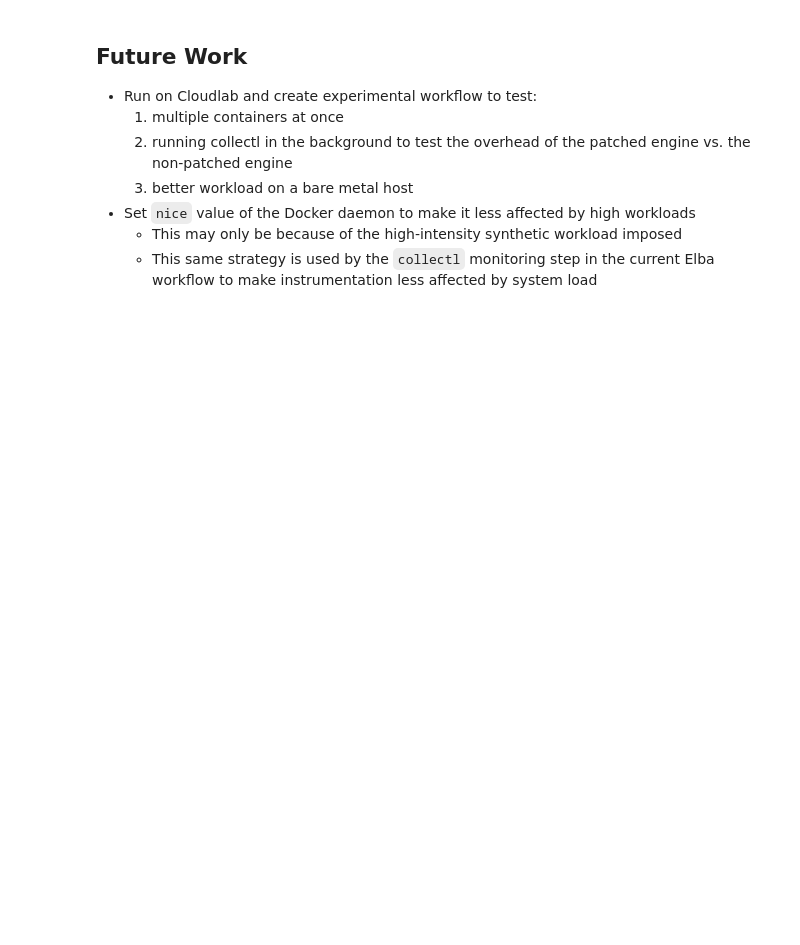
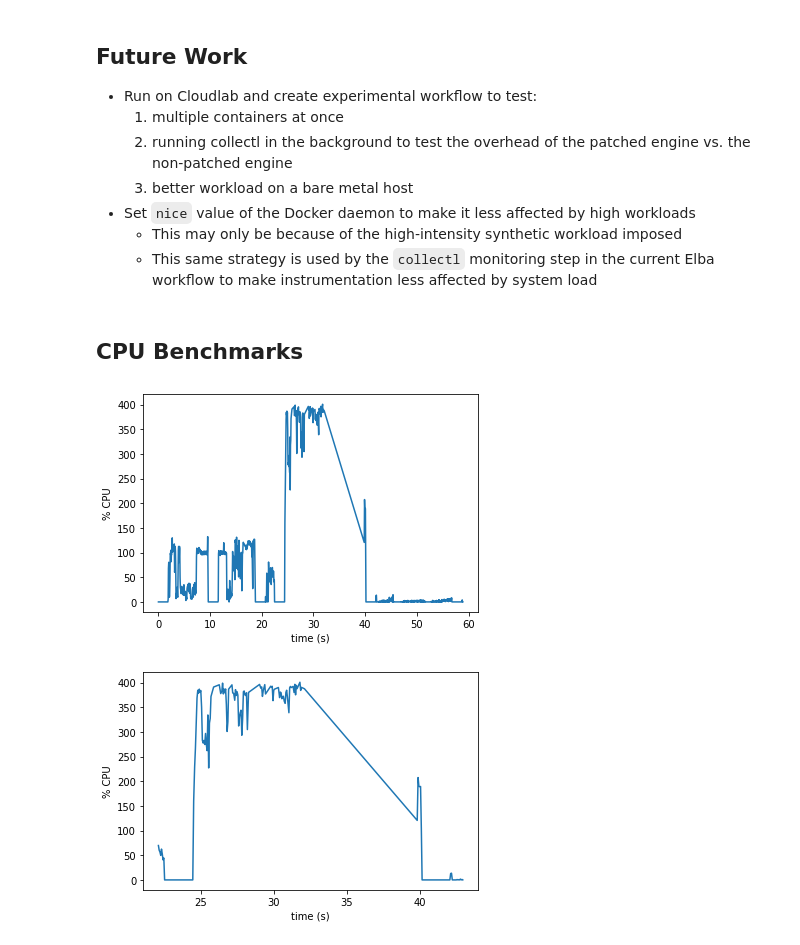
Before and after one commit to elba-docker/instrumentation, a Jupyter notebook: moby/analysis.ipynb, the cells around one changed output. Saved outputs shown, nothing was run; the diff lists cells and outputs as text; code cells hidden in the pictures; blank space fills up the shorter version.

```diff
--- a/moby/analysis.ipynb
+++ b/moby/analysis.ipynb
@@ -113,3 +115,26 @@ lagging % of time: 73.59736455986004%
 - Set `nice` value of the Docker daemon to make it less affected by high workloads
     - This may only be because of the high-intensity synthetic workload imposed
     - This same strategy is used by the `collectl` monitoring step in the current Elba workflow to make instrumentation less affected by system load
+# %% [markdown]
+## CPU Benchmarks
+# %%
+def cpu_per(entry):
+    cpu_time = float(entry.cpu.total - entry.pre.cpu.total)
+    interval = float(entry.read - entry.pre.read)
+    return (cpu_time / interval) * 100
+
+def plot_cpu(entries):
+    tail = entries[1:]
+    x_series = [to_s(e.read) for e in tail]
+    y_series = [cpu_per(e) for e in tail]
+
+    plt.plot(x_series, y_series)
+    plt.ylabel("% CPU")
+    plt.xlabel("time (s)")
+    plt.show()
+
+plot_cpu(list(entries.values()))
+plot_cpu(entries_window)
+# %% [output]
+[figure, added]
+[figure, added]
```
Also changed, not shown: parts of 4 cells of this notebook, 1 other file.
